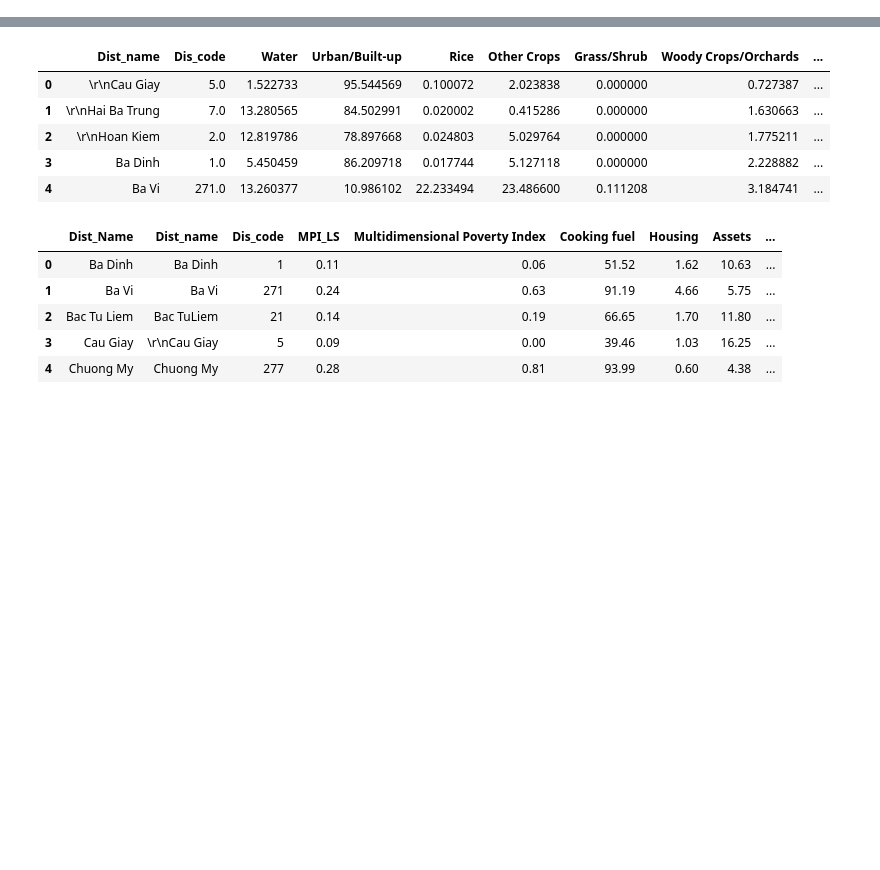
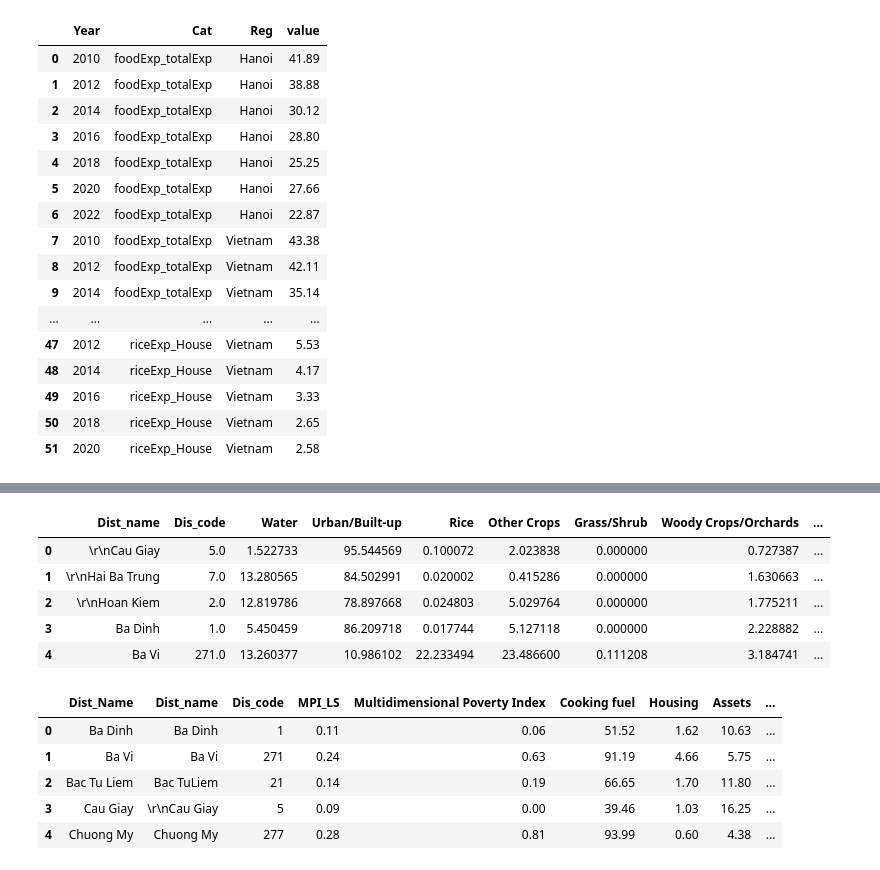
Before and after one commit to J-OFarrell/EcoFoodSystems-dashboard-development, a Jupyter notebook: legacy_files/data_prep.ipynb, the cells around one changed output, grey strips where cells are left out. Saved outputs shown, nothing was run; the diff lists cells and outputs as text; code cells hidden in the pictures; blank space fills up the shorter version.

```diff
--- a/legacy_files/data_prep.ipynb
+++ b/legacy_files/data_prep.ipynb
@@ -11,3 +11,24 @@ import plotly.express as px
 import plotly.graph_objects as go
 from shapely.geometry import box
 import xarray as xr
+# %%
+df = pd.read_csv("/Users/jemimaofarrell/Documents/Python/EcoFoodSystems/EcoFoodSystems_Dashboard_Development/assets/data/hanoi/affordability/hanoi_affordability_cleaned.csv")
+df
+# %% [output]
+|  | Year | Cat | Reg | value |
+| 0 | 2010 | foodExp_totalExp | Hanoi | 41.89 |
+| 1 | 2012 | foodExp_totalExp | Hanoi | 38.88 |
+| 2 | 2014 | foodExp_totalExp | Hanoi | 30.12 |
+| 3 | 2016 | foodExp_totalExp | Hanoi | 28.80 |
+| 4 | 2018 | foodExp_totalExp | Hanoi | 25.25 |
+| 5 | 2020 | foodExp_totalExp | Hanoi | 27.66 |
+| 6 | 2022 | foodExp_totalExp | Hanoi | 22.87 |
+| 7 | 2010 | foodExp_totalExp | Vietnam | 43.38 |
+| 8 | 2012 | foodExp_totalExp | Vietnam | 42.11 |
+| 9 | 2014 | foodExp_totalExp | Vietnam | 35.14 |
+| ... | ... | ... | ... | ... |
+| 47 | 2012 | riceExp_House | Vietnam | 5.53 |
+| 48 | 2014 | riceExp_House | Vietnam | 4.17 |
+| 49 | 2016 | riceExp_House | Vietnam | 3.33 |
+| 50 | 2018 | riceExp_House | Vietnam | 2.65 |
+| 51 | 2020 | riceExp_House | Vietnam | 2.58 |
```
Also changed, not shown: parts of 1 cell of this notebook, 8 other files.
